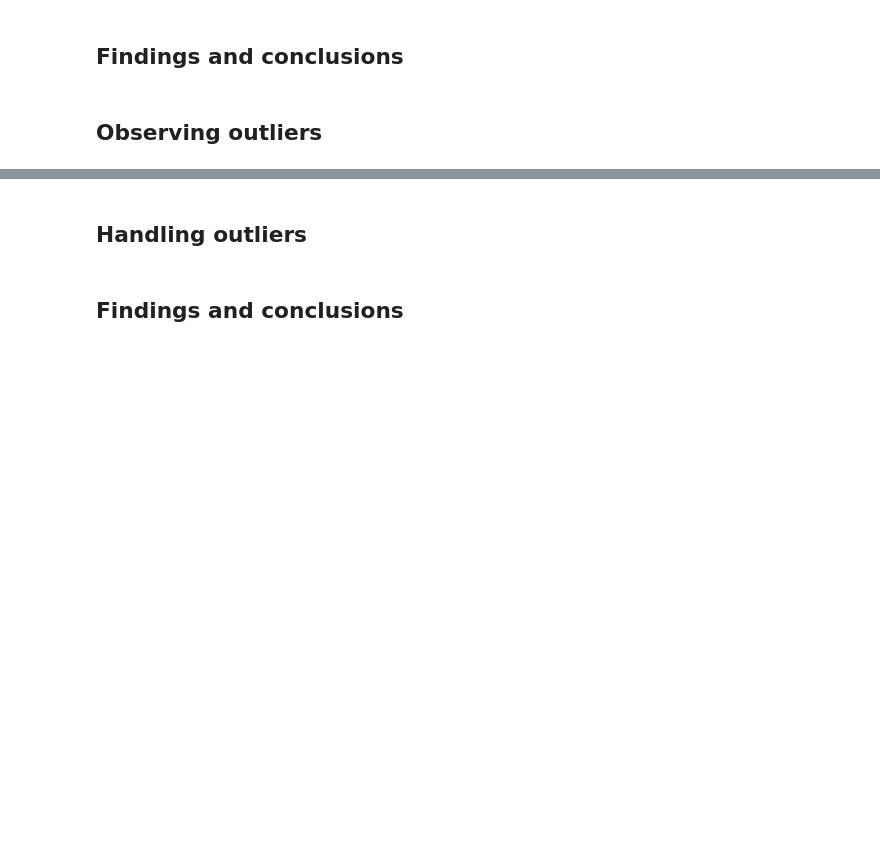
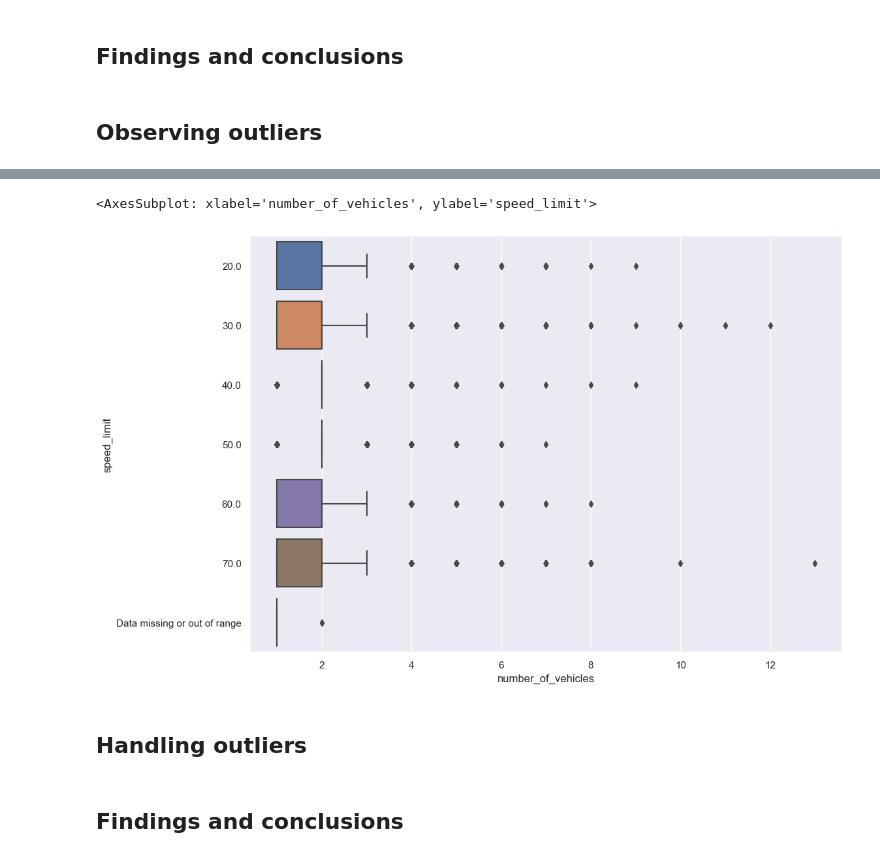
Before and after one commit to OmarAreef/DETask1, a Jupyter notebook: MS1Template.ipynb, the cells around one changed output, grey strips where cells are left out. Drawn from its saved outputs; the diff is of its cells as text; code cells hidden in the pictures; blank space fills up the shorter version.

```diff
--- a/MS1Template.ipynb
+++ b/MS1Template.ipynb
@@ -328,3 +438,8 @@ Name: road_type, dtype: int64
+# %%
+sb.boxplot(x = df['number_of_vehicles'], y=df['speed_limit'])
+# %% [output]
+<AxesSubplot: xlabel='number_of_vehicles', ylabel='speed_limit'>
+[figure, added]
 # %% [markdown]
 ## Handling outliers
 # %% [markdown]
```
Also changed, not shown: parts of 36 cells of this notebook, 2 other files.
